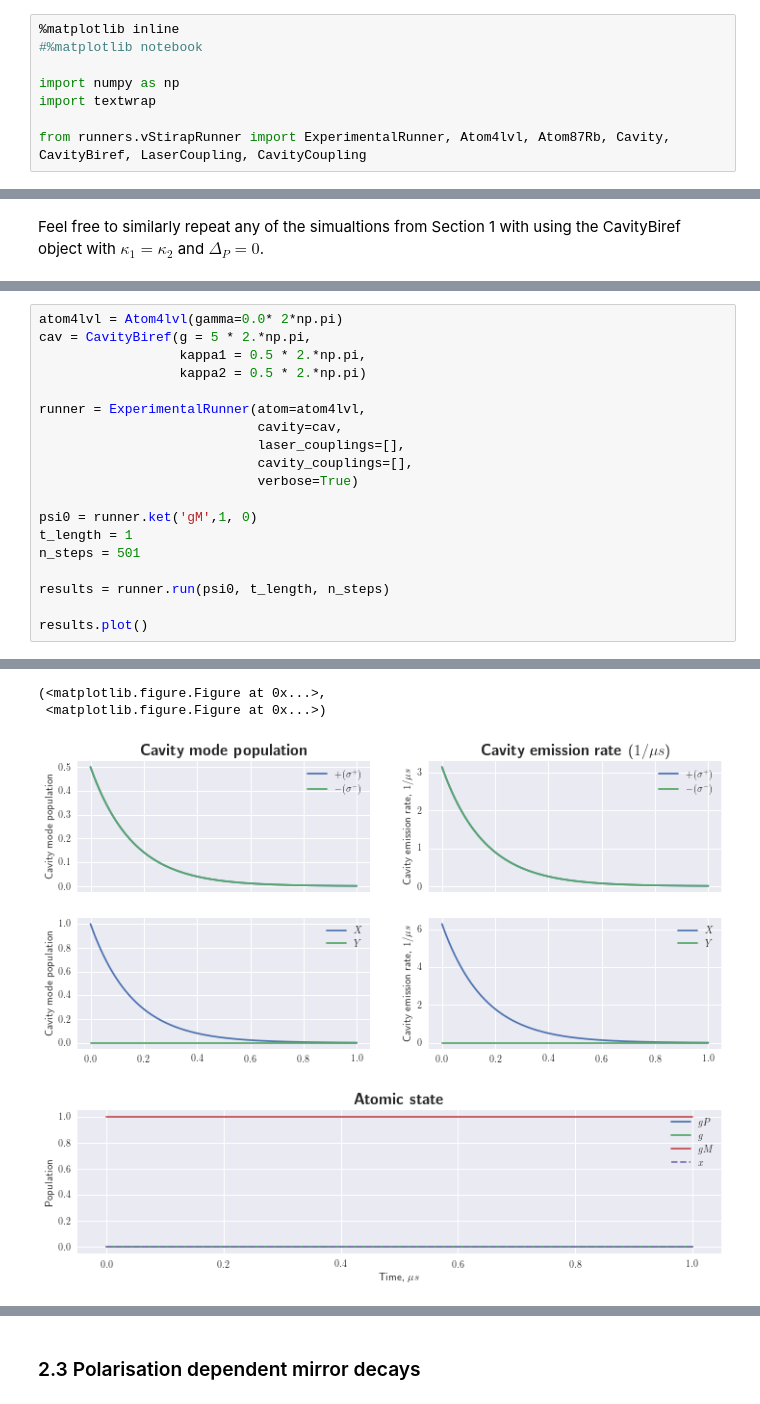
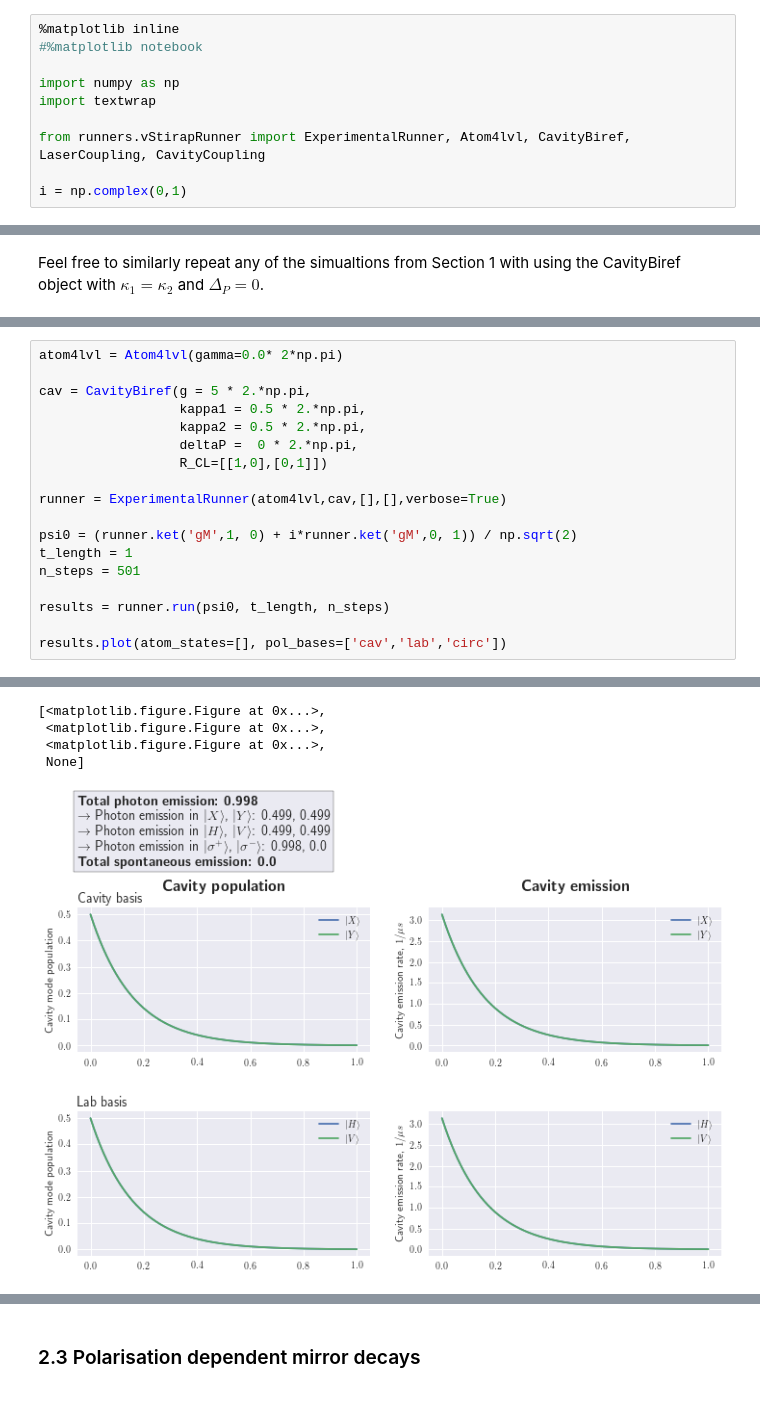
Before and after one commit to tomdbar/rb-cqed, a Jupyter notebook: notebooks-bulk/vStirap-runner-demos/2-birefringent-cavity.ipynb, the cells around one changed output, grey strips where cells are left out. Cells and saved outputs as stored; diff of their text form.

```diff
--- a/notebooks-bulk/vStirap-runner-demos/2-birefringent-cavity.ipynb
+++ b/notebooks-bulk/vStirap-runner-demos/2-birefringent-cavity.ipynb
@@ -5,7 +5,9 @@
 import numpy as np
 import textwrap
 
-from runners.vStirapRunner import ExperimentalRunner, Atom4lvl, Atom87Rb, Cavity, CavityBiref, LaserCoupling, CavityCoupling
+from runners.vStirapRunner import ExperimentalRunner, Atom4lvl, CavityBiref, LaserCoupling, CavityCoupling
+
+i = np.complex(0,1)
 # %% [markdown]
 # Section 2 - 4-level atom with birefringent cavity
 # %% [markdown]
@@ -105,20 +251,19 @@ We will consider a cavity with linear polarisation eigenmodes (${|X>=|H>,|Y>=|V>
 # %%
 atom4lvl = Atom4lvl(gamma=0.0* 2*np.pi)
+
 cav = CavityBiref(g = 5 * 2.*np.pi,
                   kappa1 = 0.5 * 2.*np.pi,
-                  kappa2 = 0.5 * 2.*np.pi)
+                  kappa2 = 0.5 * 2.*np.pi,
+                  deltaP =  0 * 2.*np.pi,
+                  R_CL=[[1,0],[0,1]])
 
-runner = ExperimentalRunner(atom=atom4lvl,
-                            cavity=cav,
-                            laser_couplings=[],
-                            cavity_couplings=[],
-                            verbose=True)
+runner = ExperimentalRunner(atom4lvl,cav,[],[],verbose=True)
 
-psi0 = runner.ket('gM',1, 0)
+psi0 = (runner.ket('gM',1, 0) + i*runner.ket('gM',0, 1)) / np.sqrt(2)
 t_length = 1
 n_steps = 501
 
 results = runner.run(psi0, t_length, n_steps)
 
-results.plot()
+results.plot(atom_states=[], pol_bases=['cav','lab','circ'])
 # %% [output]
@@ -131,4 +272,6 @@ Spontaneous emission: 0.0
-(<matplotlib.figure.Figure at 0x...>,
- <matplotlib.figure.Figure at 0x...>)
+[<matplotlib.figure.Figure at 0x...>,
+ <matplotlib.figure.Figure at 0x...>,
+ <matplotlib.figure.Figure at 0x...>,
+ None]
-[figure, old version]
+[figure, new version]
-[figure, old version]
+[figure, new version]
```
Also changed, not shown: parts of 23 cells of this notebook, 2 other files.
